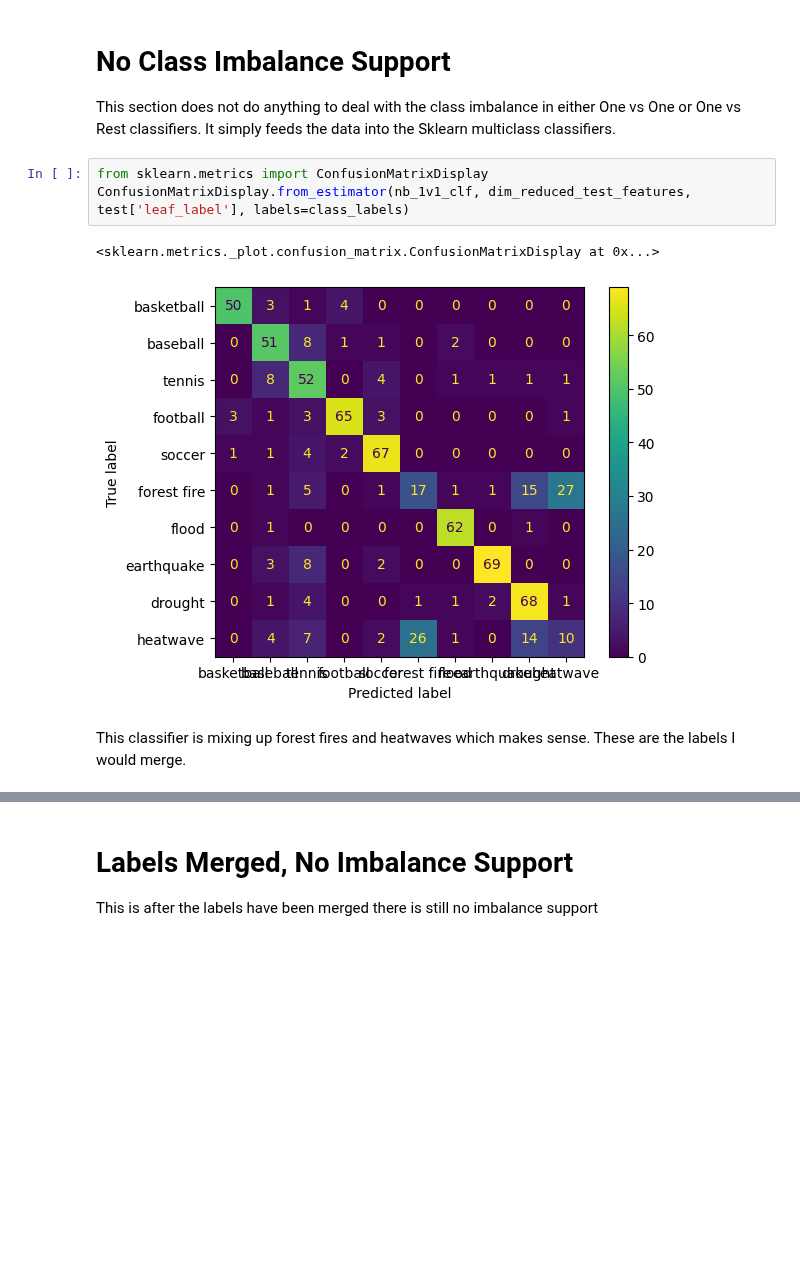
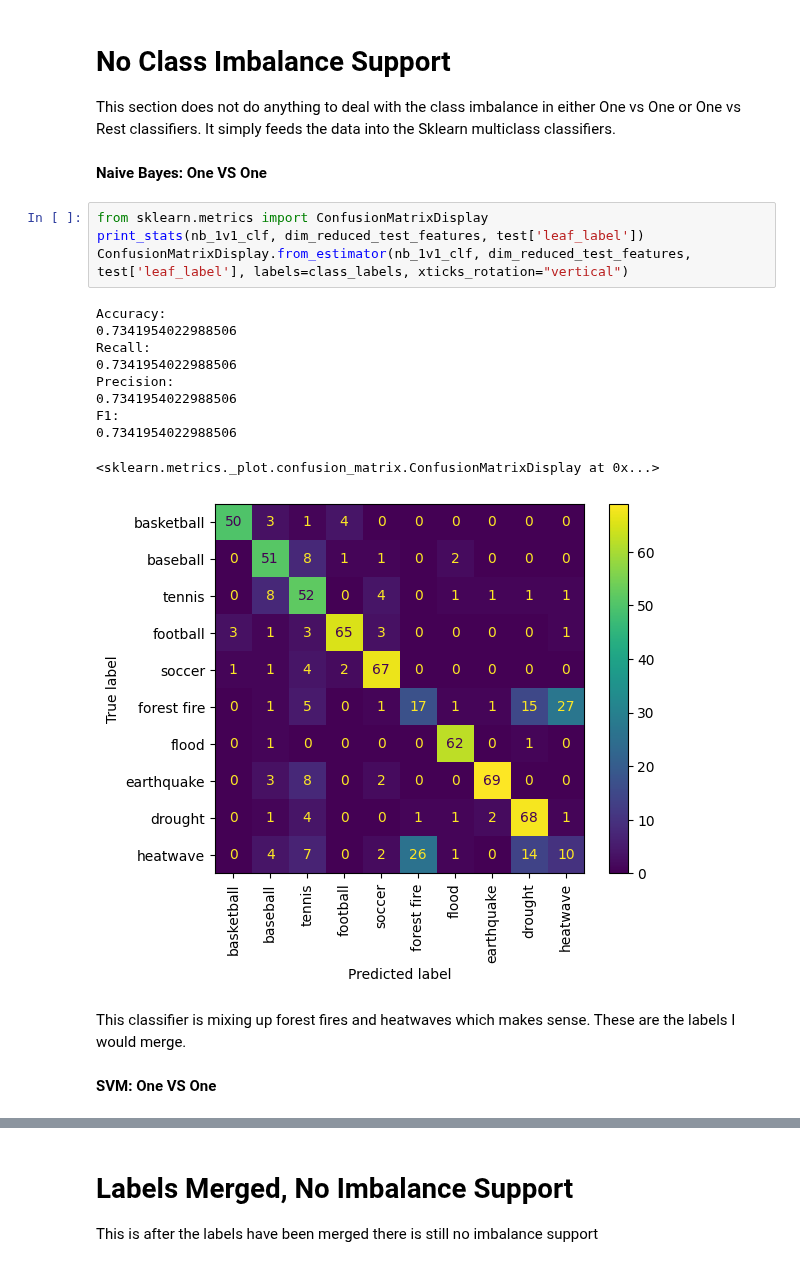
Before and after one commit to papaymaguire/ece219-project1, a Jupyter notebook: project1/notebooks/question09.ipynb, the cells around one changed output, grey strips where cells are left out. Drawn from its saved outputs; the diff is of its cells as text; blank space fills up the shorter version.

Commit message:
Rotated x-tick-labels on confusion matrices

```diff
--- a/project1/notebooks/question09.ipynb
+++ b/project1/notebooks/question09.ipynb
@@ -101,14 +101,27 @@ F1:
 # %% [markdown]
 # No Class Imbalance Support
 This section does not do anything to deal with the class imbalance in either One vs One or One vs Rest classifiers. It simply feeds the data into the Sklearn multiclass classifiers.
+# %% [markdown]
+**Naive Bayes: One VS One**
 # %%
 from sklearn.metrics import ConfusionMatrixDisplay
-ConfusionMatrixDisplay.from_estimator(nb_1v1_clf, dim_reduced_test_features, test['leaf_label'], labels=class_labels)
+print_stats(nb_1v1_clf, dim_reduced_test_features, test['leaf_label'])
+ConfusionMatrixDisplay.from_estimator(nb_1v1_clf, dim_reduced_test_features, test['leaf_label'], labels=class_labels, xticks_rotation="vertical")
 # %% [output]
-<sklearn.metrics._plot.confusion_matrix.ConfusionMatrixDisplay at 0x...>
+Accuracy:
+0.7341954022988506
+Recall:
+0.7341954022988506
+Precision:
+0.7341954022988506
+F1:
+0.7341954022988506
+<sklearn.metrics._plot.confusion_matrix.ConfusionMatrixDisplay at 0x...>
-[figure, old version]
+[figure, new version]
 # %% [markdown]
 This classifier is mixing up forest fires and heatwaves which makes sense. These are the labels I would merge.
+# %% [markdown]
+**SVM: One VS One**
 # %%
 from sklearn.svm import SVC
 svm_1v1_clf = OneVsOneClassifier(SVC(C=100, kernel="linear", probability=True))
```
Also changed, not shown: parts of 16 cells of this notebook.
